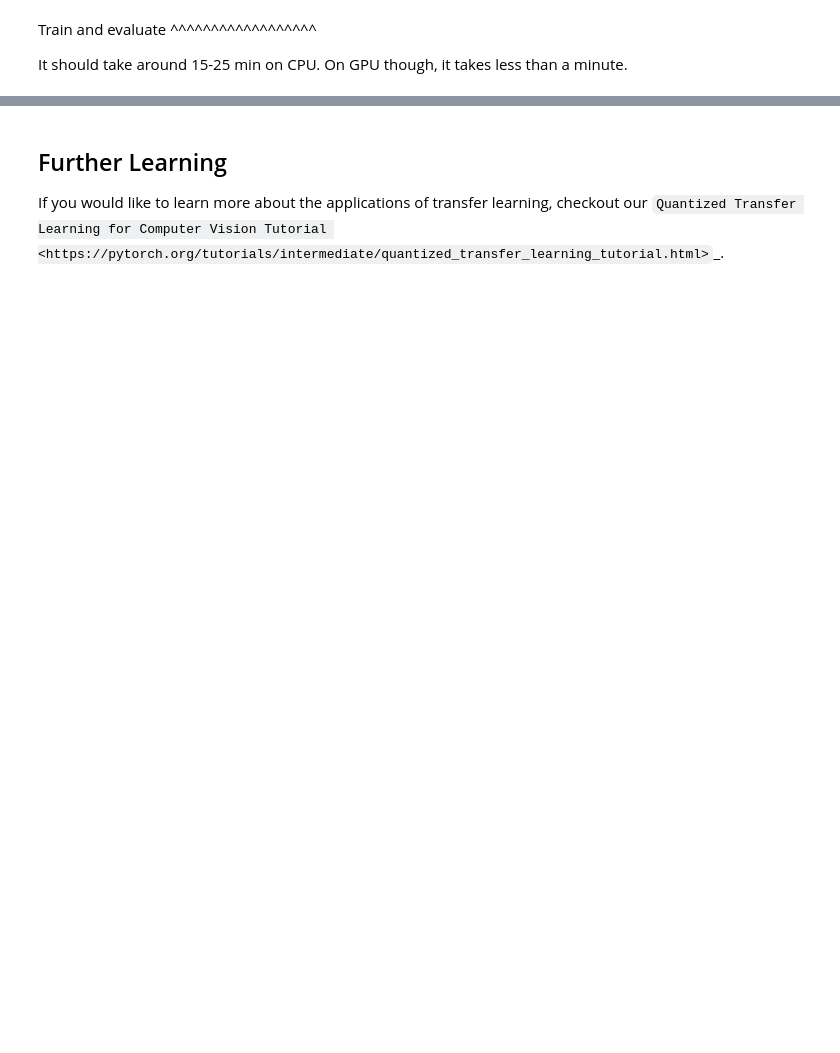
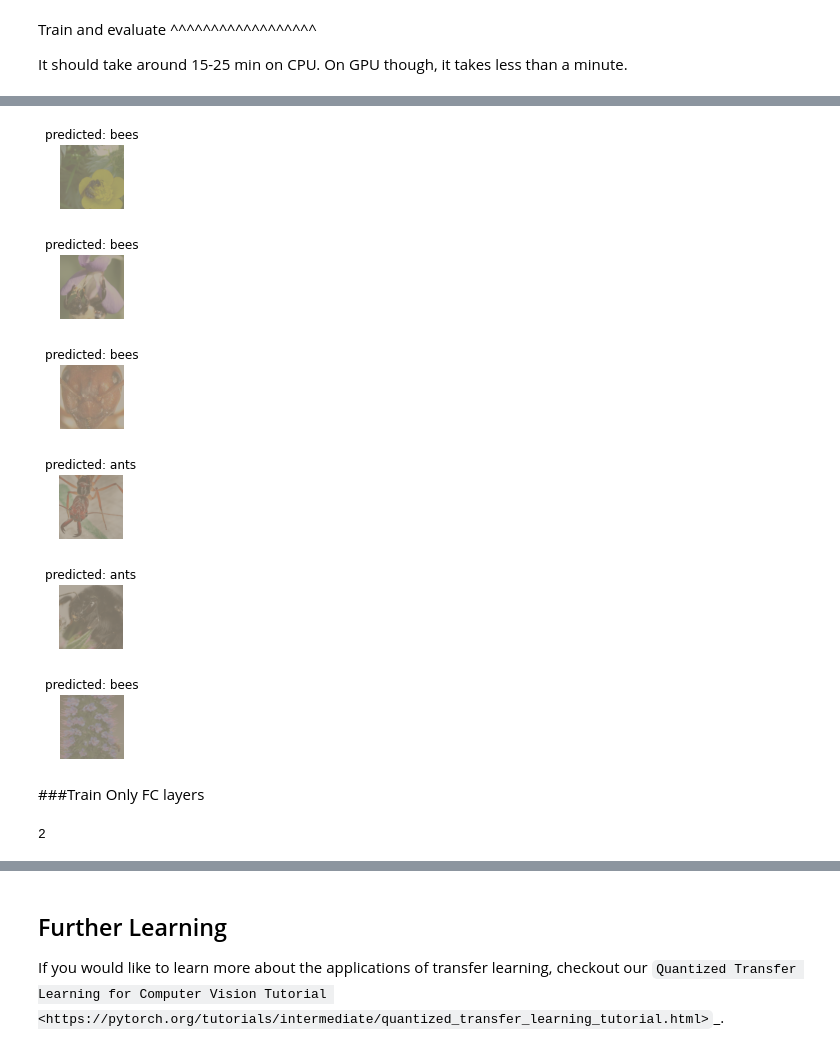
Before and after one commit to dong-tak123/3min_pytorch, a Jupyter notebook: 2021W_Postech_Study/Transfer_Learning.ipynb, the cells around one changed output, grey strips where cells are left out. Cells and saved outputs as stored; diff of their text form; code cells hidden in the pictures; blank space fills up the shorter version.

```diff
--- a/2021W_Postech_Study/Transfer_Learning.ipynb
+++ b/2021W_Postech_Study/Transfer_Learning.ipynb
@@ -341,0 +322,2 @@ network. However, forward does need to be computed.
+# %%
+optimizer_ft = optim.Adam(model_ft.parameters(), lr=0.0001)
@@ -341,0 +333,3 @@ network. However, forward does need to be computed.
+# %%
+model_ft = train_model(model_ft, criterion, optimizer_ft, exp_lr_scheduler,
+                       num_epochs=25)
@@ -341,0 +431,2 @@ network. However, forward does need to be computed.
+# %%
+optimizer_ft = optim.Adam(model_ft.parameters(), lr=0.001)
@@ -341,0 +442,3 @@ network. However, forward does need to be computed.
+# %%
+model_ft = train_model(model_ft, criterion, optimizer_ft, exp_lr_scheduler,
+                       num_epochs=25)
@@ -341,0 +465,14 @@ network. However, forward does need to be computed.
+# %%
+visualize_model(model_ft)
+
+plt.ioff()
+plt.show()
+# %% [output]
+[figure, added]
+[figure, added]
+[figure, added]
+[figure, added]
+[figure, added]
+[figure, added]
+# %% [markdown]
+###Train Only FC layers
@@ -341,0 +481,9 @@ network. However, forward does need to be computed.
+# %%
+# Learnable Layer 갯수 확인
+learnable = 0
+for layer in model_conv.parameters():
+    if layer.requires_grad:
+        learnable += 1
+print(learnable)        # weight and bias
+# %% [output]
+2
```
Also changed, not shown: parts of 54 cells of this notebook.
